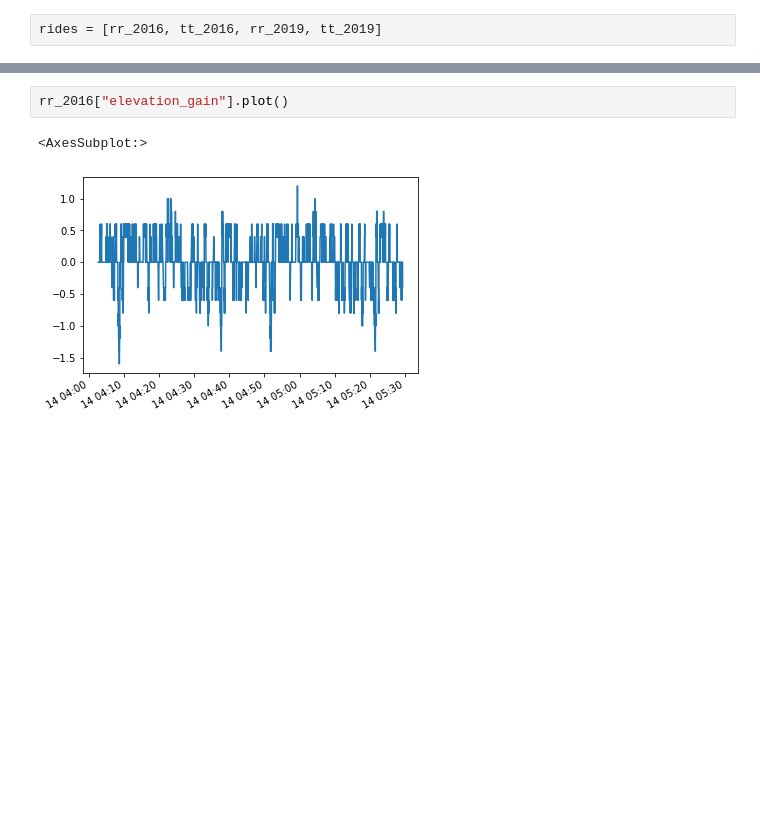
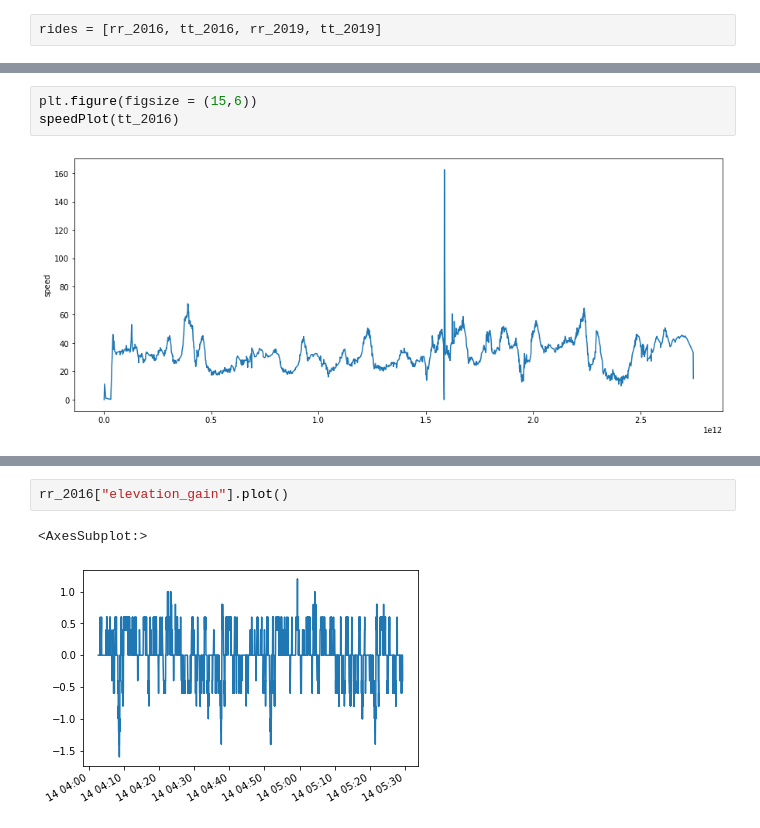
Before and after one commit to liamflannery/data-science-portfolio-liamflannery, a Jupyter notebook: Portfolio 1.ipynb, the cells around one changed output, grey strips where cells are left out. Cells and saved outputs as stored; diff of their text form; blank space fills up the shorter version.

```diff
--- a/Portfolio 1.ipynb
+++ b/Portfolio 1.ipynb
@@ -64,0 +116,5 @@ def summary(dataframe):
+# %%
+plt.figure(figsize = (15,6))
+speedPlot(tt_2016)
+# %% [output]
+[figure, added]
```
Also changed, not shown: parts of 25 cells of this notebook.
